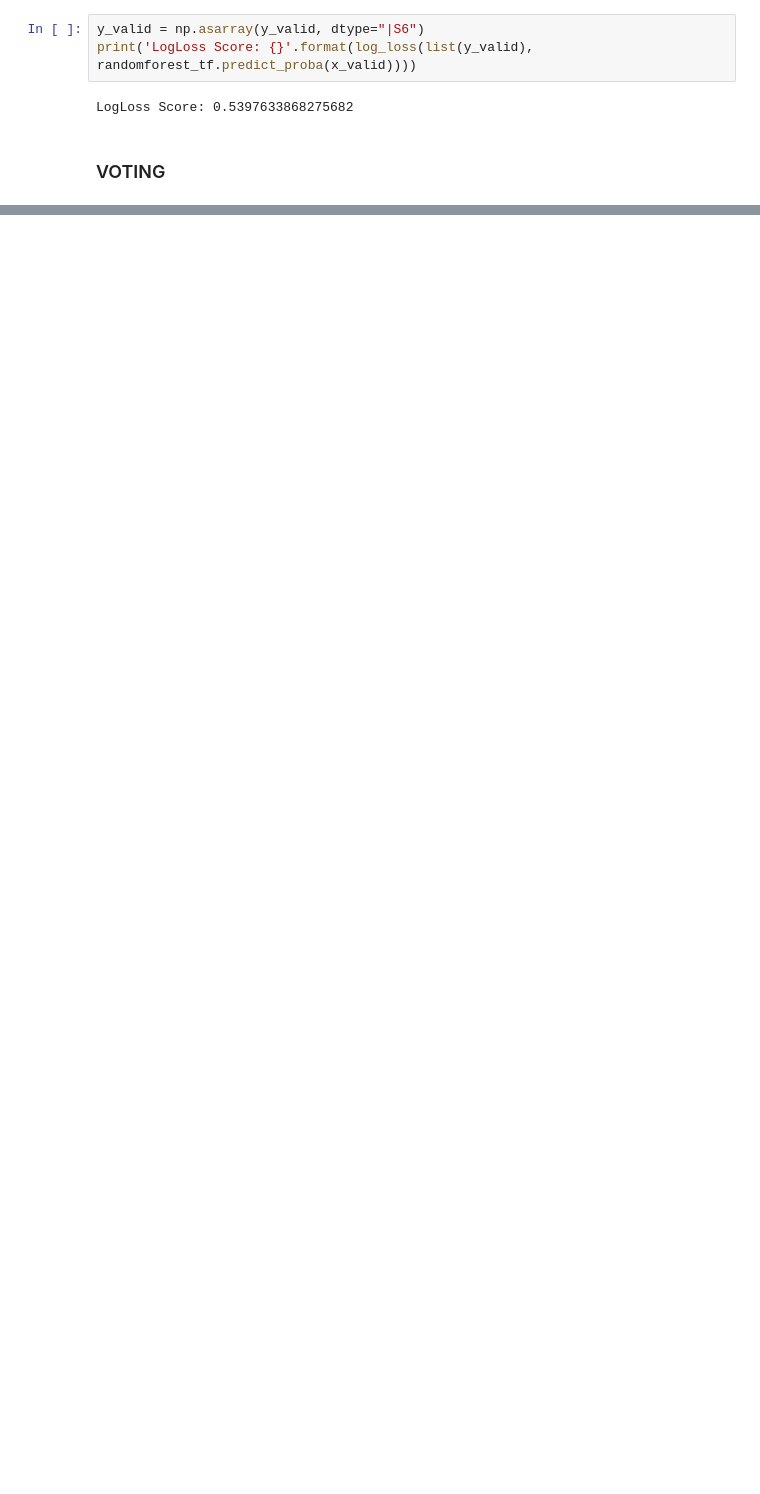
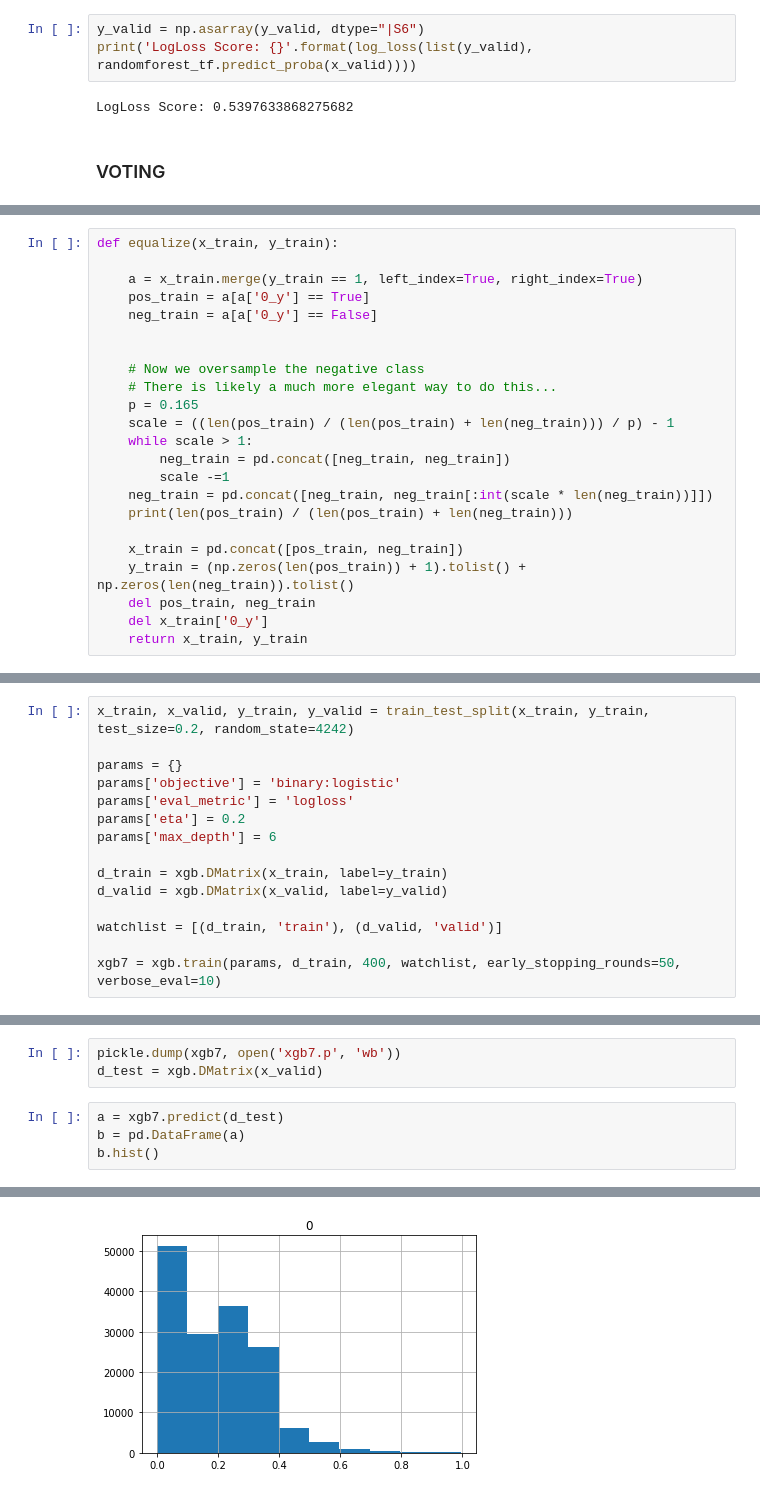
Before and after one commit to JoaoCarabetta/QuoraKaggle, a Jupyter notebook: XgBoost.ipynb, the cells around one changed output, grey strips where cells are left out. Drawn from its saved outputs; the diff is of its cells as text; blank space fills up the shorter version.

```diff
--- a/XgBoost.ipynb
+++ b/XgBoost.ipynb
@@ -738,0 +714,23 @@ LogLoss Score: 0.5502968692024861
+# %%
+def equalize(x_train, y_train):
+
+    a = x_train.merge(y_train == 1, left_index=True, right_index=True)
+    pos_train = a[a['0_y'] == True]
+    neg_train = a[a['0_y'] == False]
+
+
+    # Now we oversample the negative class
+    # There is likely a much more elegant way to do this...
+    p = 0.165
+    scale = ((len(pos_train) / (len(pos_train) + len(neg_train))) / p) - 1
+    while scale > 1:
+        neg_train = pd.concat([neg_train, neg_train])
+        scale -=1
+    neg_train = pd.concat([neg_train, neg_train[:int(scale * len(neg_train))]])
+    print(len(pos_train) / (len(pos_train) + len(neg_train)))
+
+    x_train = pd.concat([pos_train, neg_train])
+    y_train = (np.zeros(len(pos_train)) + 1).tolist() + np.zeros(len(neg_train)).tolist()
+    del pos_train, neg_train
+    del x_train['0_y']
+    return x_train, y_train
@@ -738,0 +741,15 @@ LogLoss Score: 0.5502968692024861
+# %%
+x_train, x_valid, y_train, y_valid = train_test_split(x_train, y_train, test_size=0.2, random_state=4242)
+
+params = {}
+params['objective'] = 'binary:logistic'
+params['eval_metric'] = 'logloss'
+params['eta'] = 0.2
+params['max_depth'] = 6
+
+d_train = xgb.DMatrix(x_train, label=y_train)
+d_valid = xgb.DMatrix(x_valid, label=y_valid)
+
+watchlist = [(d_train, 'train'), (d_valid, 'valid')]
+
+xgb7 = xgb.train(params, d_train, 400, watchlist, early_stopping_rounds=50, verbose_eval=10)
@@ -738,0 +774,8 @@ LogLoss Score: 0.5502968692024861
+# %%
+pickle.dump(xgb7, open('xgb7.p', 'wb'))
+d_test = xgb.DMatrix(x_valid)
+# %%
+a = xgb7.predict(d_test)
+b = pd.DataFrame(a)
+b.hist()
+# %% [output]
@@ -738,0 +783 @@ LogLoss Score: 0.5502968692024861
+[figure, added]
```
Also changed, not shown: parts of 76 cells of this notebook.
